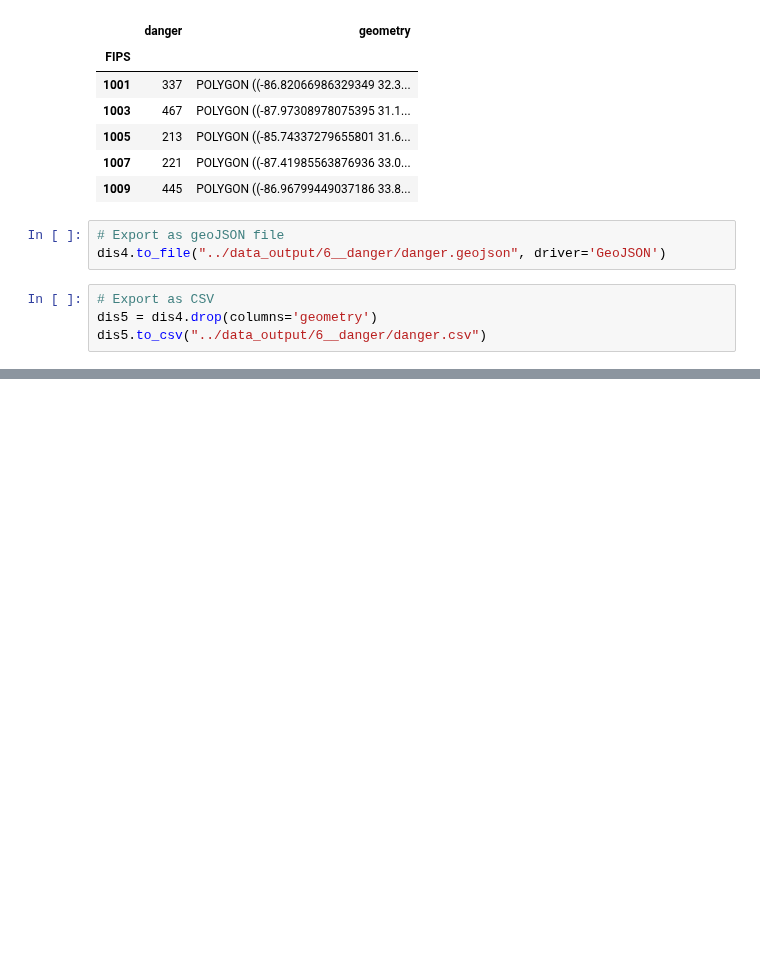
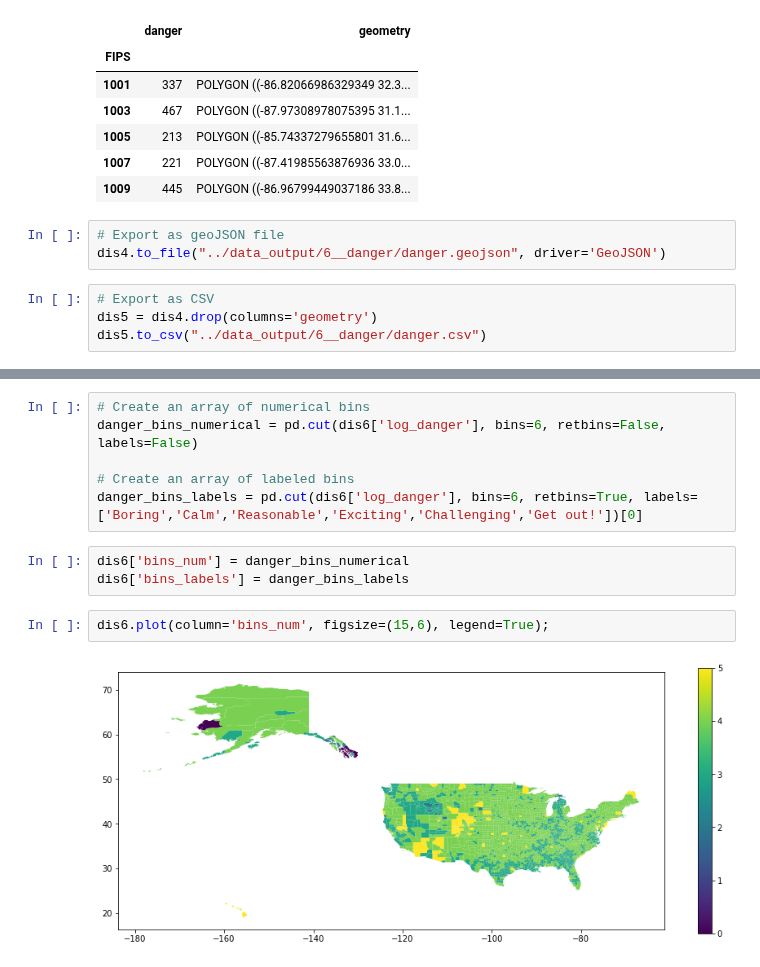
Before and after one commit to labs12-should-i-live-here/DS, a Jupyter notebook: notebooks/DMA6 - Overall disasterness.ipynb, the cells around one changed output, grey strips where cells are left out. Cells and saved outputs as stored; diff of their text form; blank space fills up the shorter version.

```diff
--- a/notebooks/DMA6 - Overall disasterness.ipynb
+++ b/notebooks/DMA6 - Overall disasterness.ipynb
@@ -129,0 +145,13 @@ dis5.to_csv("../data_output/6__danger/danger.csv")
+# %%
+# Create an array of numerical bins
+danger_bins_numerical = pd.cut(dis6['log_danger'], bins=6, retbins=False, labels=False)
+
+# Create an array of labeled bins
+danger_bins_labels = pd.cut(dis6['log_danger'], bins=6, retbins=True, labels=['Boring','Calm','Reasonable','Exciting','Challenging','Get out!'])[0]
+# %%
+dis6['bins_num'] = danger_bins_numerical
+dis6['bins_labels'] = danger_bins_labels
+# %%
+dis6.plot(column='bins_num', figsize=(15,6), legend=True);
+# %% [output]
+[figure, added]
```
Also changed, not shown: parts of 6 cells of this notebook, 1 other file.
